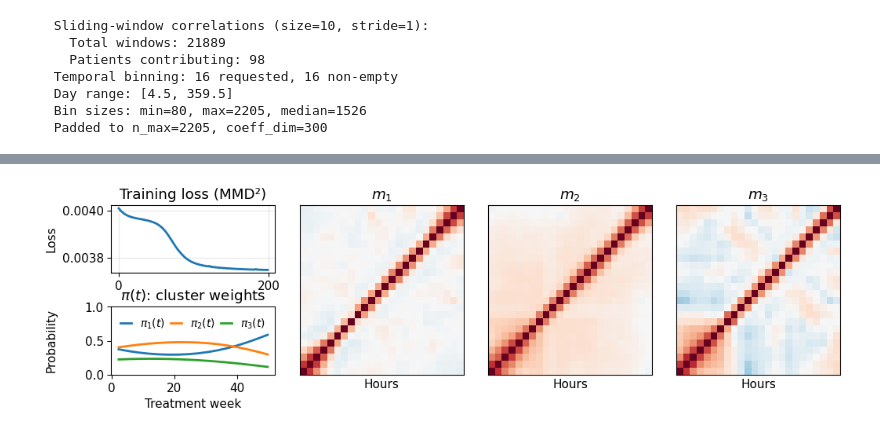
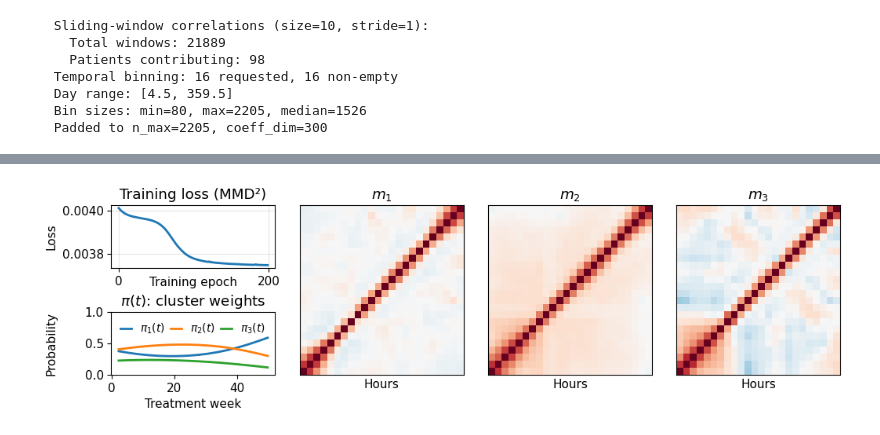
Before and after one commit to dani2442/rkhs-mixture-models, a Jupyter notebook: examples/use_case_visualization.ipynb, the cells around one changed output, grey strips where cells are left out. Saved outputs shown, nothing was run; the diff lists cells and outputs as text; code cells hidden in the pictures.

```diff
--- a/examples/use_case_visualization.ipynb
+++ b/examples/use_case_visualization.ipynb
@@ -647,13 +647,13 @@ import matplotlib.pyplot as plt
 
 # 1. Use layout="constrained" but we will tune its padding below
 
-fig = plt.figure(figsize=(3 + 3 * K, 3.5))
+fig = plt.figure(figsize=(3 + 3 * K, 2.8))
 
 
 
 # 2. Set hspace to 0.0
 
-gs = fig.add_gridspec(nrows=2, ncols=1 + K, hspace=1.05, wspace=0.15)
+gs = fig.add_gridspec(nrows=2, ncols=1 + K, hspace=0.7, wspace=0.15)
 
 
 
@@ -673,7 +673,7 @@ ax1.grid(alpha=0.3)
 
 ax1.set_xticks([0, 200])
 
-ax1.set_xlabel("Training epoch")
+ax1.set_xlabel("Training epoch", labelpad=-10)
 
 
 
@@ -706,31 +706,31 @@ ax2.set_title(r"$\pi(t)$: cluster weights")
 for k in range(K):
 
     # These span both rows (gs[:, k+1])
 
     ax_k = fig.add_subplot(gs[:, k + 1])
 
     im = ax_k.imshow(recon_corr[k], cmap="RdBu_r", vmin=-1, vmax=1,
 
                     origin="lower", aspect='auto')
 
     ax_k.set_xticks([]); ax_k.set_yticks([])
 
     ax_k.set(title=fr"$m_{k + 1}$", xlabel="Hours")
 
 
 
 fig.set_constrained_layout_pads(h_pad=0.01, w_pad=0.1)
 
 
 
 # Align the labels vertically
 
 fig.align_ylabels([ax1, ax2])
 
 #plt.suptitle("Training Correlation Matrices", fontsize=16, y=1.03)
 
 fig.savefig("../paper/images/corr_ode_training.pdf", dpi=300, bbox_inches="tight")
 
 plt.show()
 # %% [output]
-[figure, old version]
+[figure, new version]
```
Also changed, not shown: parts of 1 cell of this notebook, 1 other file.
